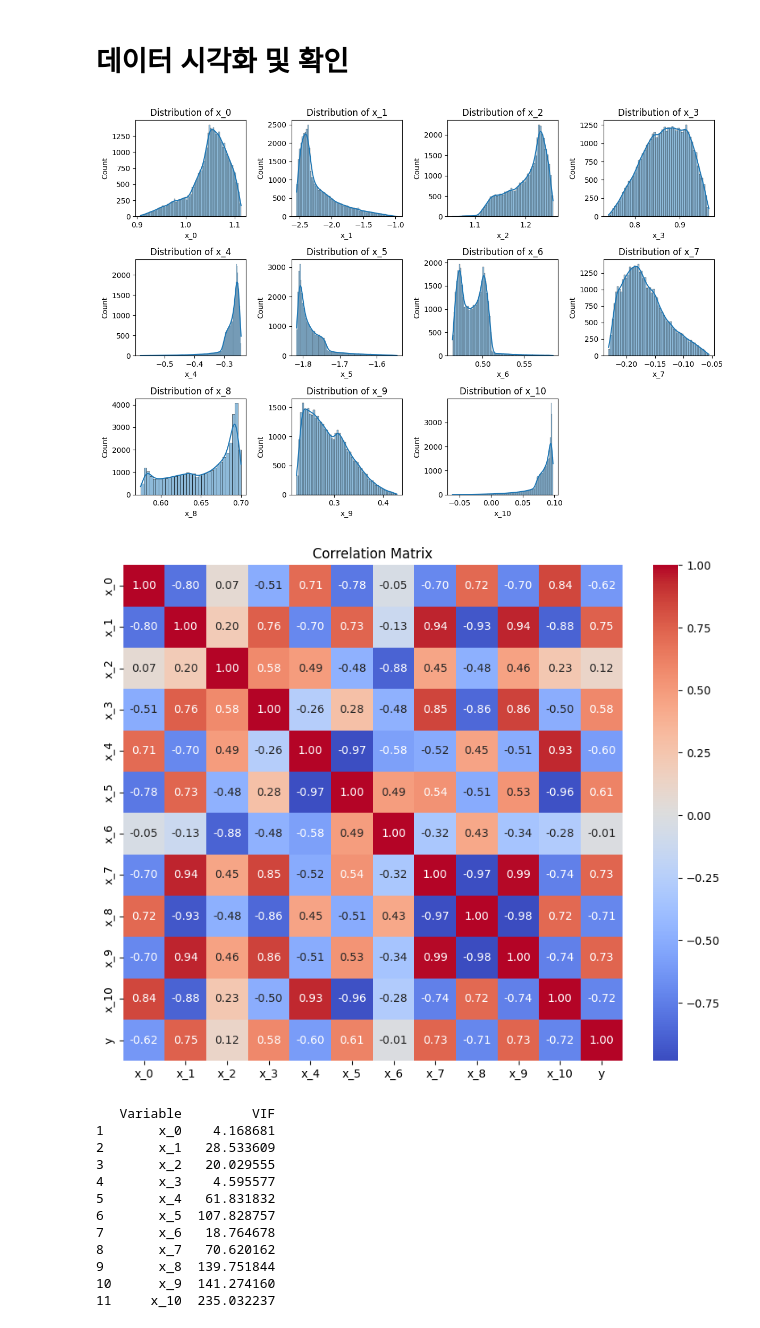
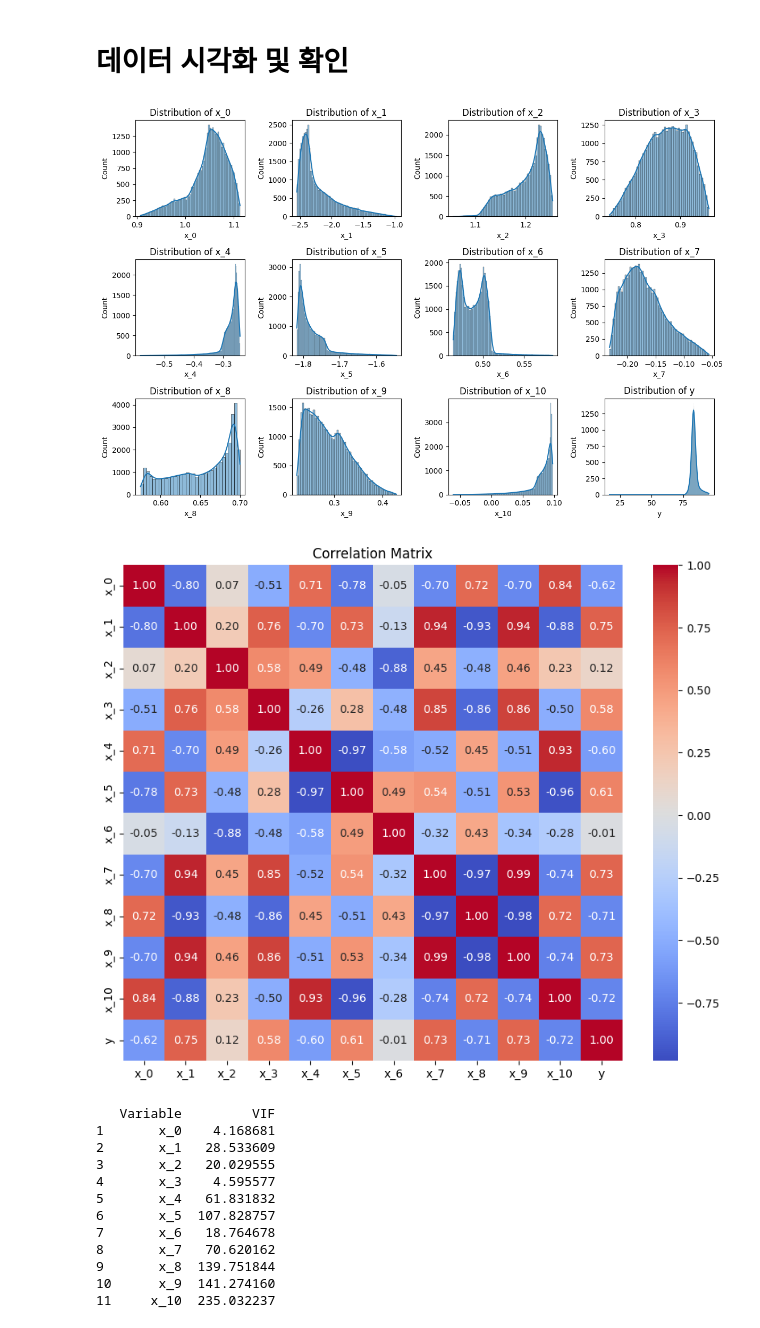
Before and after one commit to parkbjgit/BlackBox, a Jupyter notebook: black_box_regre.ipynb, the cells around one changed output. Cells and saved outputs as stored; diff of their text form; code cells hidden in the pictures.

```diff
--- a/black_box_regre.ipynb
+++ b/black_box_regre.ipynb
@@ -12,29 +12,29 @@ test_df = pd.read_csv('./test.csv')
 # %%
 import pandas as pd
 import matplotlib.pyplot as plt
 import seaborn as sns
 
 train_df=train_df.drop(columns=['ID'])
 
 # 4. 변수 간 상관관계 분석
 correlation_matrix = train_df.corr()
 
 # 5. 주요 변수의 분포 시각화
 plt.figure(figsize=(12, 8))
-for i, column in enumerate(train_df.columns[0:-1], 1):
+for i, column in enumerate(train_df.columns[0:], 1):
     plt.subplot(3, 4, i)
     sns.histplot(train_df[column], kde=True)
     plt.title(f'Distribution of {column}')
 plt.tight_layout()
 plt.show()
 
 # y와 각 변수 간의 상관관계 히트맵
 plt.figure(figsize=(10, 8))
 sns.heatmap(correlation_matrix, annot=True, fmt='.2f', cmap='coolwarm', cbar=True)
 plt.title('Correlation Matrix')
 plt.show()
 # %% [output]
-[figure, old version]
+[figure, new version]
 [figure]
 # %%
 ###############다중 진공성 처리#################  10 9 8 4 7 5
```
Also changed, not shown: parts of 10 cells of this notebook.
